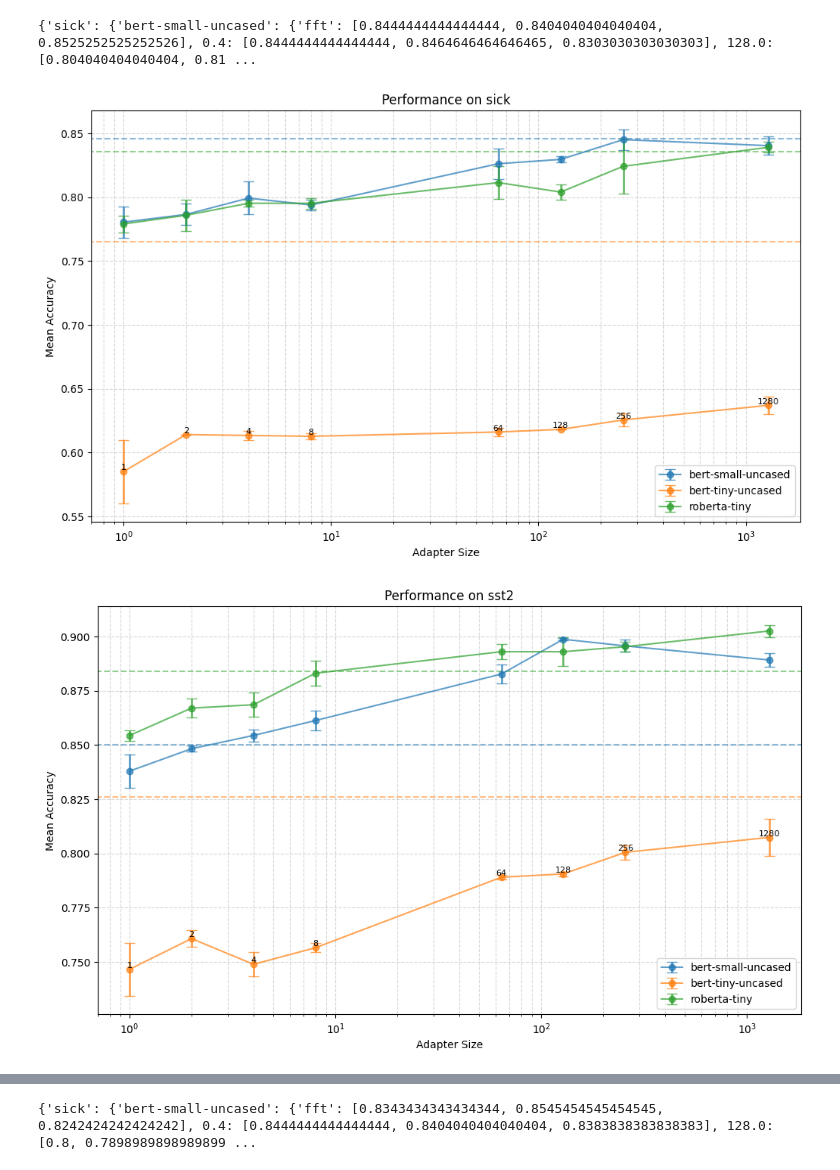
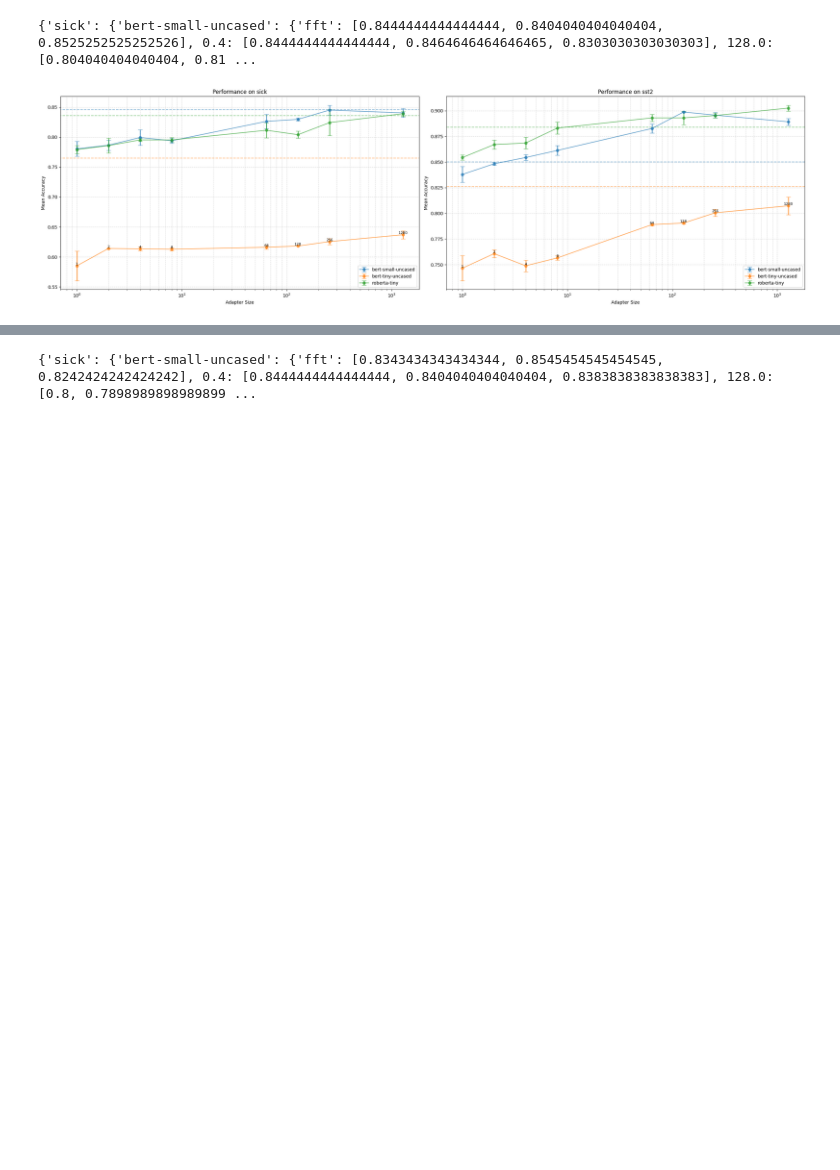
Before and after one commit to HectorAuvinen/adapter_experiments, a Jupyter notebook: notebooks/result_plotting.ipynb, the cells around one changed output, grey strips where cells are left out. Drawn from its saved outputs; the diff is of its cells as text; code cells hidden in the pictures; blank space fills up the shorter version.

Commit message:
add grid plot, run plots

```diff
--- a/notebooks/result_plotting.ipynb
+++ b/notebooks/result_plotting.ipynb
@@ -358,37 +473,37 @@ def plot_results(results, hidden_sizes):
                 if model_name == marker:
                     plt.text(adapter_size, mean_acc, f'{adapter_size:.0f}', fontsize=8,va="bottom", ha='center')
 
             # Plot line for model's reduction factors
             plt.errorbar(adapter_sizes, mean_accuracies, yerr=std_devs, fmt='-o', label=model_name,
                          alpha=0.7, elinewidth=2, capsize=5)
 
             # Plot the full fine-tune baseline as a horizontal line with vertical error bar
             if full_fine_tune_acc is not None:
                 min_x, max_x = plt.xlim()
                 min_x = 0
                 plt.hlines(full_fine_tune_acc, min_x, max_x, colors=plt.gca().lines[-1].get_color(),
                            linestyles='--', alpha=0.5)
                 plt.errorbar(min_x, full_fine_tune_acc, yerr=full_fine_tune_std, fmt='o',
                              color=plt.gca().lines[-1].get_color(), alpha=0.7, elinewidth=2, capsize=5)
 
         plt.title(f'Performance on {dataset_name}')
         plt.xlabel('Adapter Size')
         plt.ylabel('Mean Accuracy')
         plt.legend(loc="lower right")
         plt.grid(True, which="both", linestyle='--', alpha=0.5)
         plt.show()"""
 
 
 root_folder = Path("F:/jku/practical_work/after_5th_march/reruns/trainable_params")  # Adjust this path
 #skip = "bert-small-uncased"
 skip = "a"
 marker="bert-tiny-uncased"
-results = read_eval_results_2(root_folder,skip)
-plot_line_results(results,hidden_sizes,marker)
+results = read_eval_results_2(root_folder,skip,two_datasets=True)
+#plot_line_results(results,hidden_sizes,marker)
+plot_line_results_grid(results,hidden_sizes,marker)
 # %% [output]
 {'sick': {'bert-small-uncased': {'fft': [0.8444444444444444, 0.8404040404040404, 0.8525252525252526], 0.4: [0.8444444444444444, 0.8464646464646465, 0.8303030303030303], 128.0: [0.804040404040404, 0.81 ...
-[figure, old version]
+[figure, new version]
-[figure, removed]
 # %%
 root_folder = Path("F:/jku/practical_work/after_5th_march/total_params")  # Adjust this path
 #skip = "bert-small-uncased"
```
Also changed, not shown: parts of 22 cells of this notebook, 2 other files.
